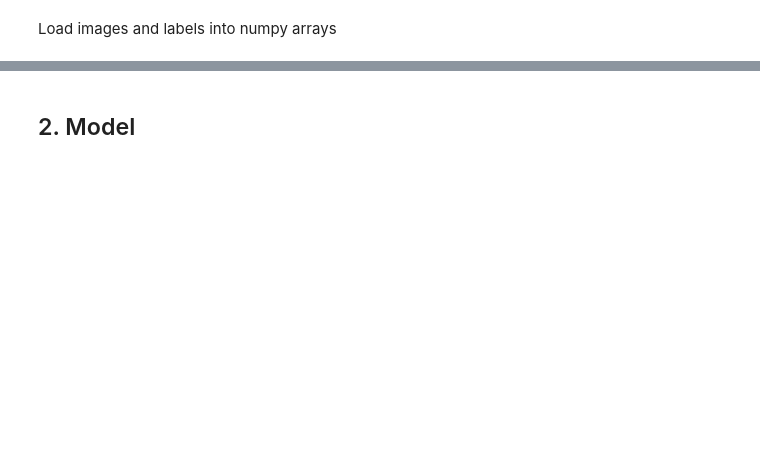
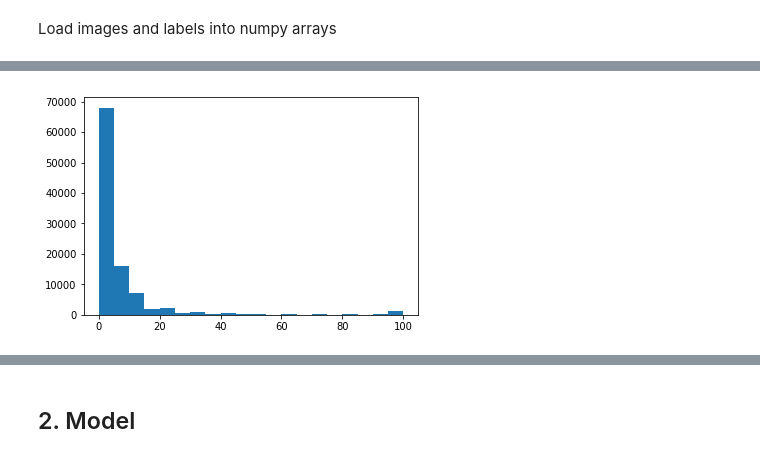
Before and after one commit to janickrohrbach/arthritis-net, a Jupyter notebook: deepxray.ipynb, the cells around one changed output, grey strips where cells are left out. Saved outputs shown, nothing was run; the diff lists cells and outputs as text; code cells hidden in the pictures; blank space fills up the shorter version.

Commit message:
1st model for joint scoring trained.
10 classes. Confusion matrix looks bad, either 0 or 10. Imbalanced data

```diff
--- a/deepxray.ipynb
+++ b/deepxray.ipynb
@@ -135,11 +176,11 @@ np.save(file="/data/joint_scoring/img_array.npy", arr=images)
 #np.save(file="/Users/janickrohrbach/Desktop/joint_scoring/img_array.npy", arr=images)
 # %%
-images = np.load(file="/data/body_part_classification/img_array.npy")
+images = np.load(file="/data/joint_scoring/img_array.npy")
+labels = np.load(file="/data/joint_scoring/lbl_array.npy")
 #images = np.load(file="/Users/janickrohrbach/Desktop/joint_scoring/img_array.npy")
 images = images.reshape(images.shape[0], images.shape[1], images.shape[2], 1)
-# %%
-# create four classes
-labels[labels <= 25] = 0
-labels[(labels > 25) & (labels <= 50)] = 1
-labels[(labels > 50) & (labels <= 75)] = 2
-labels[labels > 75] = 3
+# %%
+plt.hist(labels, bins=20)
+plt.show()
+# %% [output]
+[figure, added]
```
Also changed, not shown: parts of 16 cells of this notebook.
